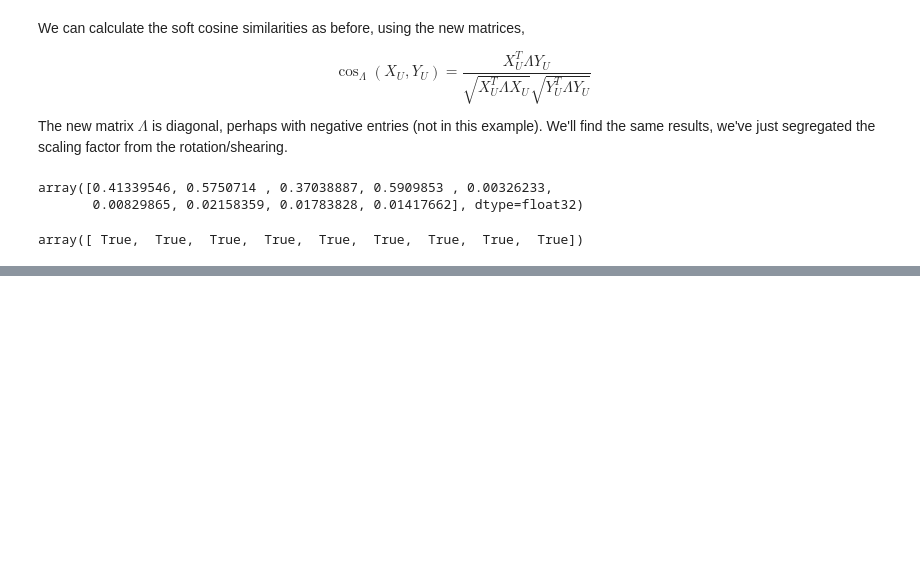
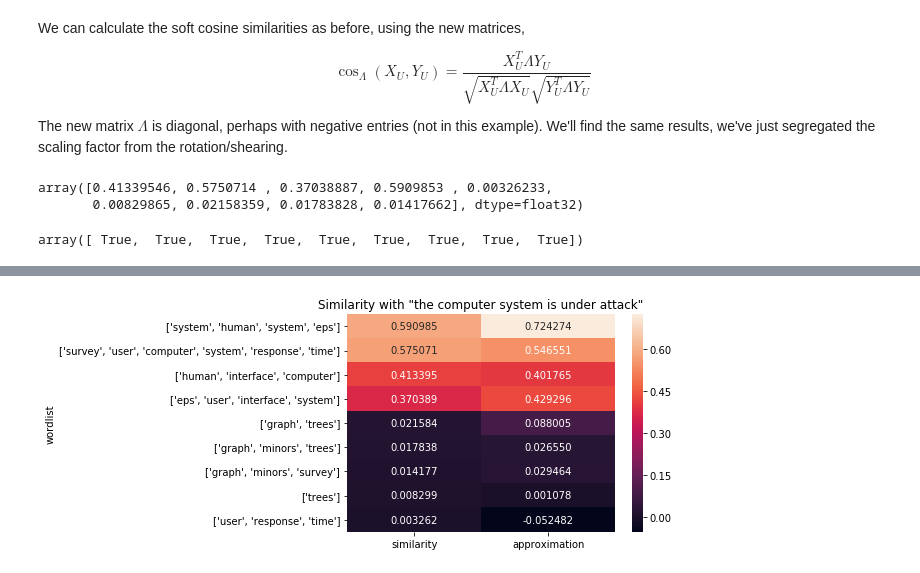
Before and after one commit to scieloorg/normalizations-experiments, a Jupyter notebook: experiments_2018-11_word2vec.ipynb, the cells around one changed output, grey strips where cells are left out. Cells and saved outputs as stored; diff of their text form; code cells hidden in the pictures; blank space fills up the shorter version.

```diff
--- a/experiments_2018-11_word2vec.ipynb
+++ b/experiments_2018-11_word2vec.ipynb
@@ -1063,0 +1126,12 @@ array([ True,  True,  True,  True,  True,  True,  True,  True,  True])
+# %%
+ss_df = pd.DataFrame(
+    [(common_texts[idx], sysattack_similarities[idx], ss_dimred[idx])
+     for idx in np.argsort(sysattack_similarities)[::-1]],
+    columns=["wordlist", "similarity", "approximation"]
+).set_index("wordlist")
+# %%
+sns.heatmap(ss_df, annot=True, fmt="f").set(
+    title=f'Similarity with "{sysattack_msg}"',
+);
+# %% [output]
+[figure, added]
```
Also changed, not shown: parts of 11 cells of this notebook.
